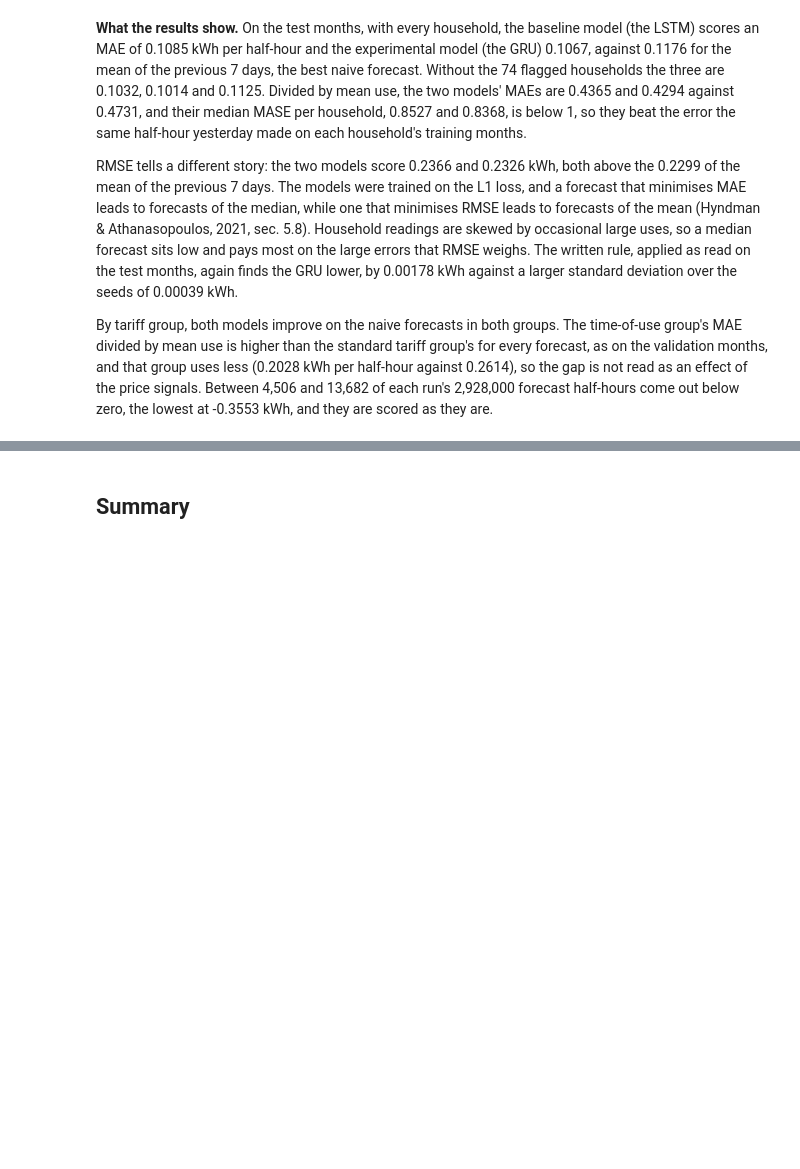
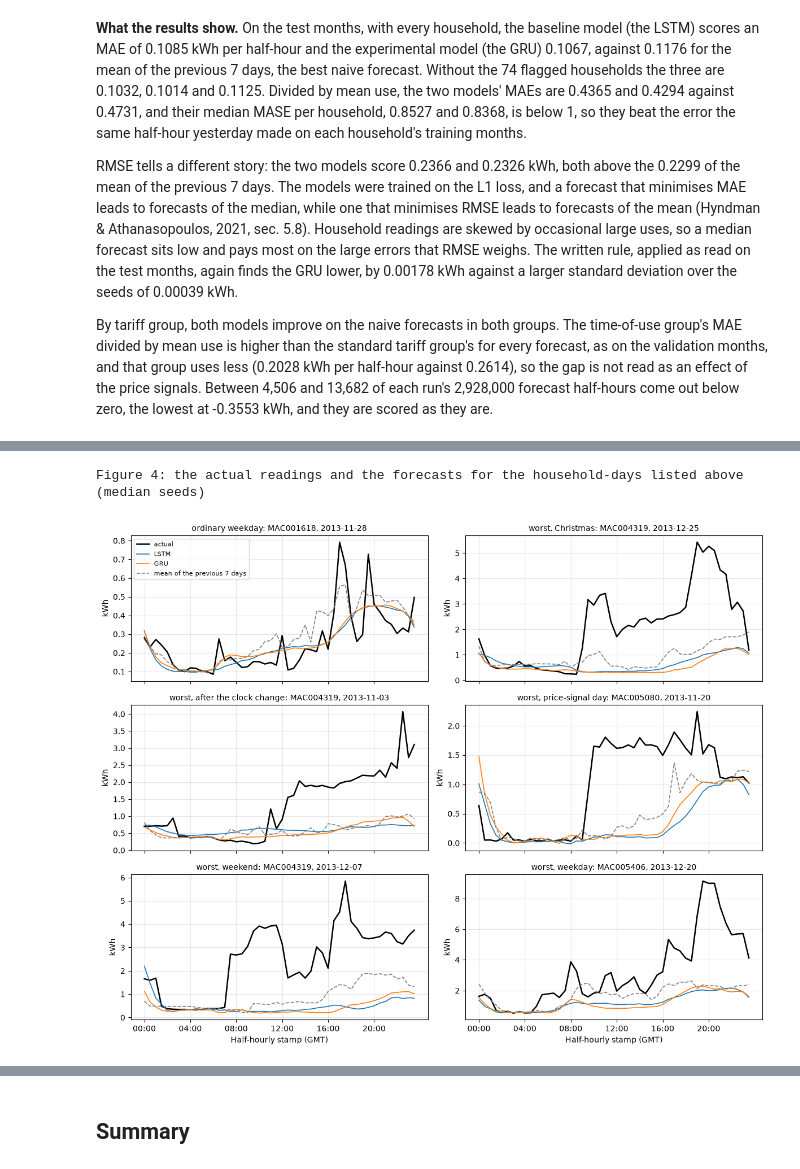
Before and after one commit to PaddyGilliland1/deep-learning-systems-project, a Jupyter notebook: deep_learning.ipynb, the cells around one changed output, grey strips where cells are left out. Saved outputs shown, nothing was run; the diff lists cells and outputs as text; code cells hidden in the pictures; blank space fills up the shorter version.

```diff
--- a/deep_learning.ipynb
+++ b/deep_learning.ipynb
@@ -2025,0 +2028,15 @@ By tariff group, both models improve on the naive forecasts in both groups. The
+# %%
+def day_buckets(dates, crossing, signal):
+    """Return a day type for each household-day, shaped like signal
+    (households, days), taking the first that applies: "Christmas" (24 to
+    26 Dec), "after the clock change" where crossing is True,
+    "price-signal day" where signal is True, "weekend", else "weekday"."""
+    stamps = pd.to_datetime(pd.Series(dates), format="%Y-%m-%d")
+    christmas = (stamps.dt.month == 12) & stamps.dt.day.between(24, 26)
+    weekend = stamps.dt.dayofweek >= 5
+    plain = np.where(weekend.to_numpy(), "weekend", "weekday")
+    out = np.where(np.asarray(signal), "price-signal day", plain[None, :])
+    crossing = np.asarray(crossing)[None, :]
+    out = np.where(crossing, "after the clock change", out)
+    out = np.where(christmas.to_numpy()[None, :], "Christmas", out)
+    return out.astype(object)
@@ -2025,0 +2126,42 @@ By tariff group, both models improve on the naive forecasts in both groups. The
+# %%
+print(
+    "Figure 4: the actual readings and the forecasts for the household-days "
+    "listed above (median seeds)"
+)
+fig, axes = plt.subplots(3, 2, figsize=(12, 9.5), sharex=True)
+colours = {
+    "LSTM": "tab:blue",
+    "GRU": "tab:orange",
+    "mean of the previous 7 days": "grey",
+}
+for ax, (name, (h, d)) in zip(axes.ravel(), examples.items()):
+    ax.plot(
+        stamps, actual_test[h, d], color="black", linewidth=1.8, label="actual"
+    )
+    for model, forecast in one_set.items():
+        ax.plot(
+            stamps,
+            forecast[h, d],
+            color=colours[model],
+            linewidth=1.2,
+            linestyle="--" if model.startswith("mean") else "-",
+            label=model,
+        )
+    ax.set_title(f"{name}: {households_all[h]}, {test_dates[d]}", fontsize=10)
+    ax.set_ylabel("kWh")
+    ax.grid(True, alpha=0.3)
+unused = len(examples)
+for ax in axes.ravel()[unused:]:
+    ax.axis("off")
+for ax in axes[-1]:
+    ax.set_xticks(range(0, 48, 8), stamps[::8])
+    ax.set_xlabel("Half-hourly stamp (GMT)")
+axes[0, 0].legend(fontsize=8)
+fig.tight_layout()
+fig.savefig(
+    "outputs/figure_4_forecast_examples.png", dpi=150, bbox_inches="tight"
+)
+plt.show()
+# %% [output]
+Figure 4: the actual readings and the forecasts for the household-days listed above (median seeds)
+[figure, added]
```
Also changed, not shown: parts of 31 cells of this notebook.
